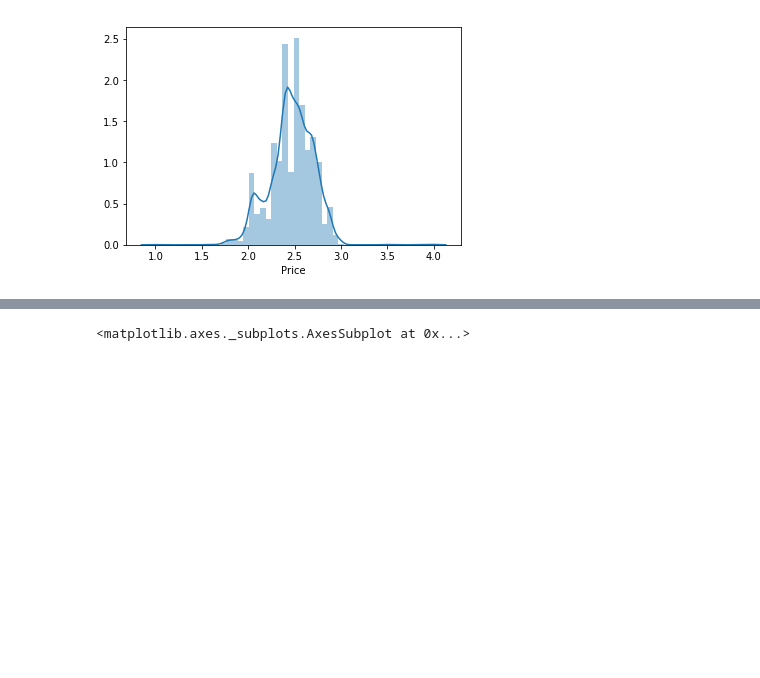
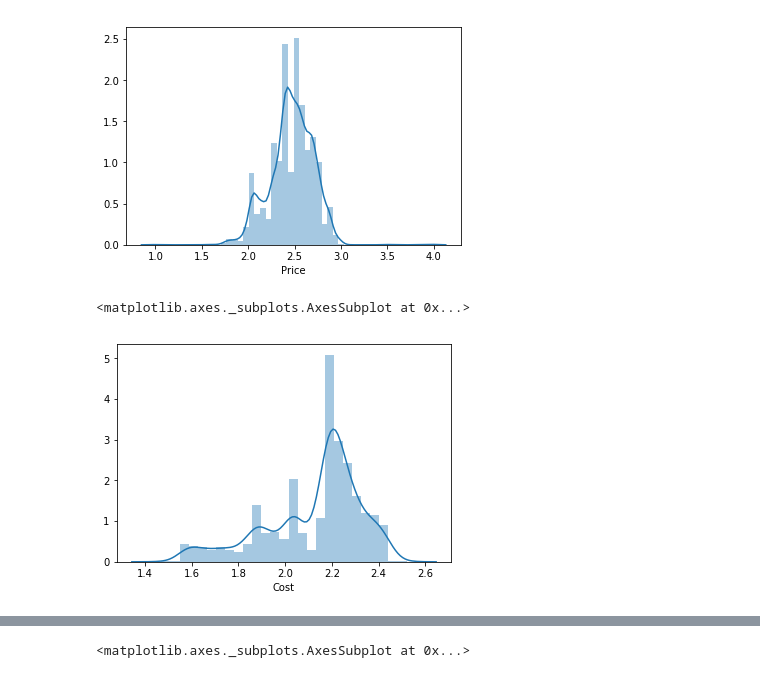
Before and after one commit to ygeszvain/projects, a Jupyter notebook: Supply_Chain_Analytics.ipynb, the cells around one changed output, grey strips where cells are left out. Drawn from its saved outputs; the diff is of its cells as text; code cells hidden in the pictures; blank space fills up the shorter version.

```diff
--- a/Supply_Chain_Analytics.ipynb
+++ b/Supply_Chain_Analytics.ipynb
@@ -80,3 +80,9 @@ sns.distplot(salesDF12HS.Price)
 # %% [output]
 <matplotlib.axes._subplots.AxesSubplot at 0x...>
 [figure]
+# %%
+# Distribution Plot (12LS)
+sns.distplot(salesDF12LS.Cost)
+# %% [output]
+<matplotlib.axes._subplots.AxesSubplot at 0x...>
+[figure, added]
```
Also changed, not shown: parts of 4 cells of this notebook.
